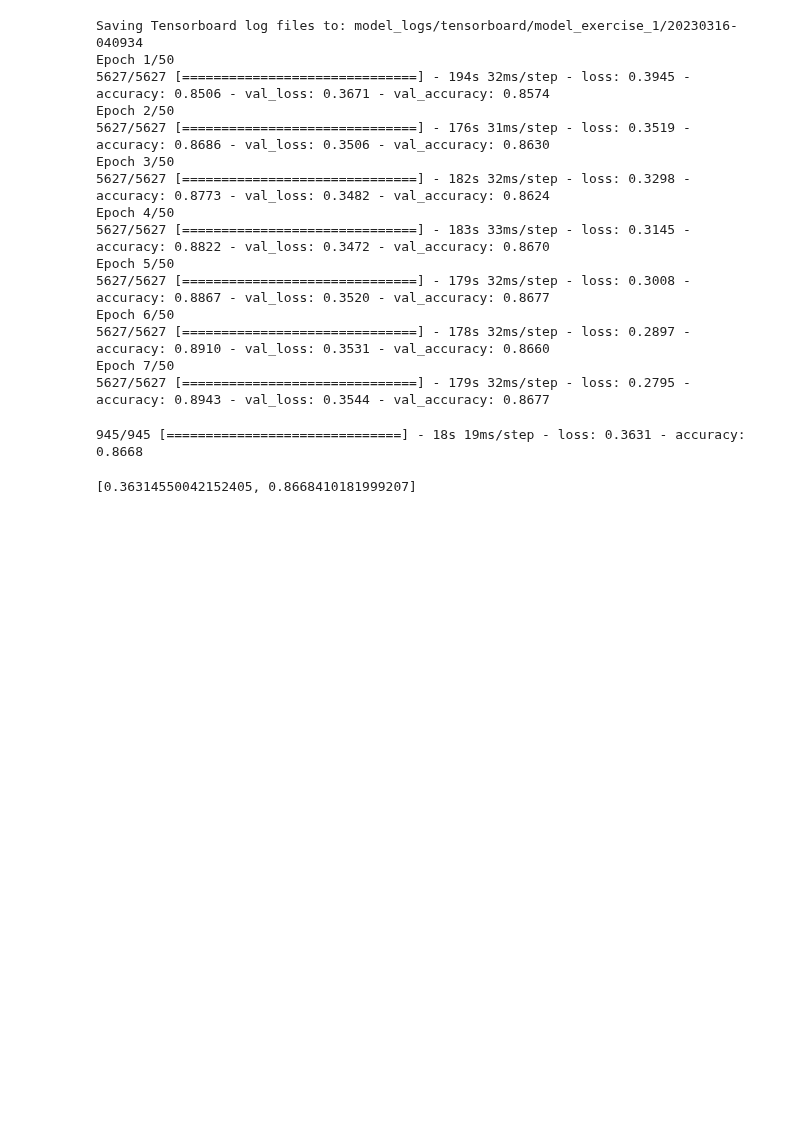
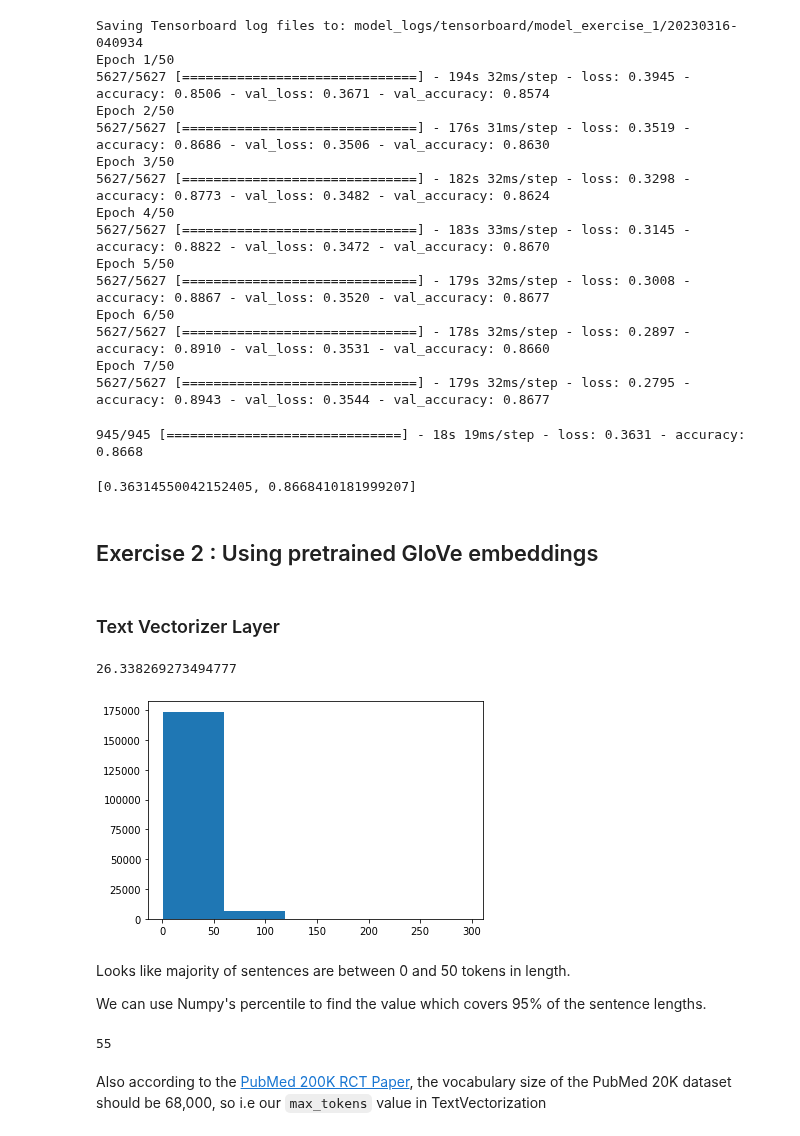
Before and after one commit to SaketMunda/introduction-to-nlp, a Jupyter notebook: skimlit_nlp_exercises.ipynb, the cells around one changed output. Saved outputs shown, nothing was run; the diff lists cells and outputs as text; code cells hidden in the pictures; blank space fills up the shorter version.

```diff
--- a/skimlit_nlp_exercises.ipynb
+++ b/skimlit_nlp_exercises.ipynb
@@ -426,3 +426,31 @@ model.evaluate(val_dataset)
 # %% [output]
 945/945 [==============================] - 18s 19ms/step - loss: 0.3631 - accuracy: 0.8668
 [0.36314550042152405, 0.8668410181999207]
+# %% [markdown]
+## Exercise 2 : Using pretrained GloVe embeddings
+# %% [markdown]
+### Text Vectorizer Layer
+# %%
+# identify the average sentence length of training data
+import numpy as np
+sentence_length = [len(sentence.split()) for sentence in train_sentences]
+avg_sent_length = np.mean(sentence_length)
+avg_sent_length
+# %% [output]
+26.338269273494777
+# %%
+import matplotlib.pyplot as plt
+plt.hist(sentence_length, bins=5);
+# %% [output]
+[figure, added]
+# %% [markdown]
+Looks like majority of sentences are between 0 and 50 tokens in length.
+
+We can use Numpy's percentile to find the value which covers 95% of the sentence lengths.
+# %%
+output_seq_len = int(np.percentile(sentence_length, 95))
+output_seq_len
+# %% [output]
+55
+# %% [markdown]
+Also according to the [PubMed 200K RCT Paper](https://arxiv.org/pdf/1710.06071.pdf), the vocabulary size of the PubMed 20K dataset should be 68,000, so i.e our `max_tokens` value in TextVectorization
```
Also changed, not shown: parts of 36 cells of this notebook.
